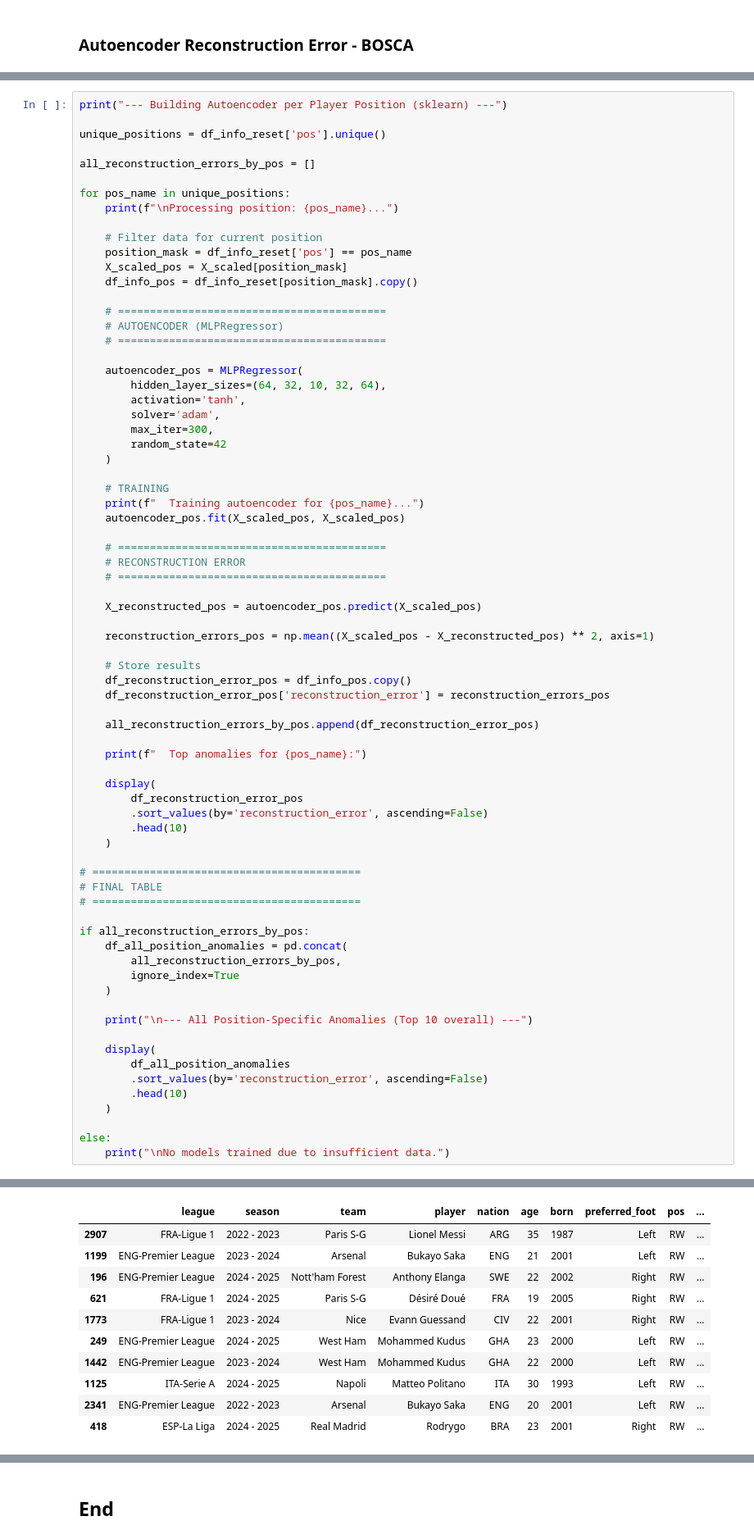
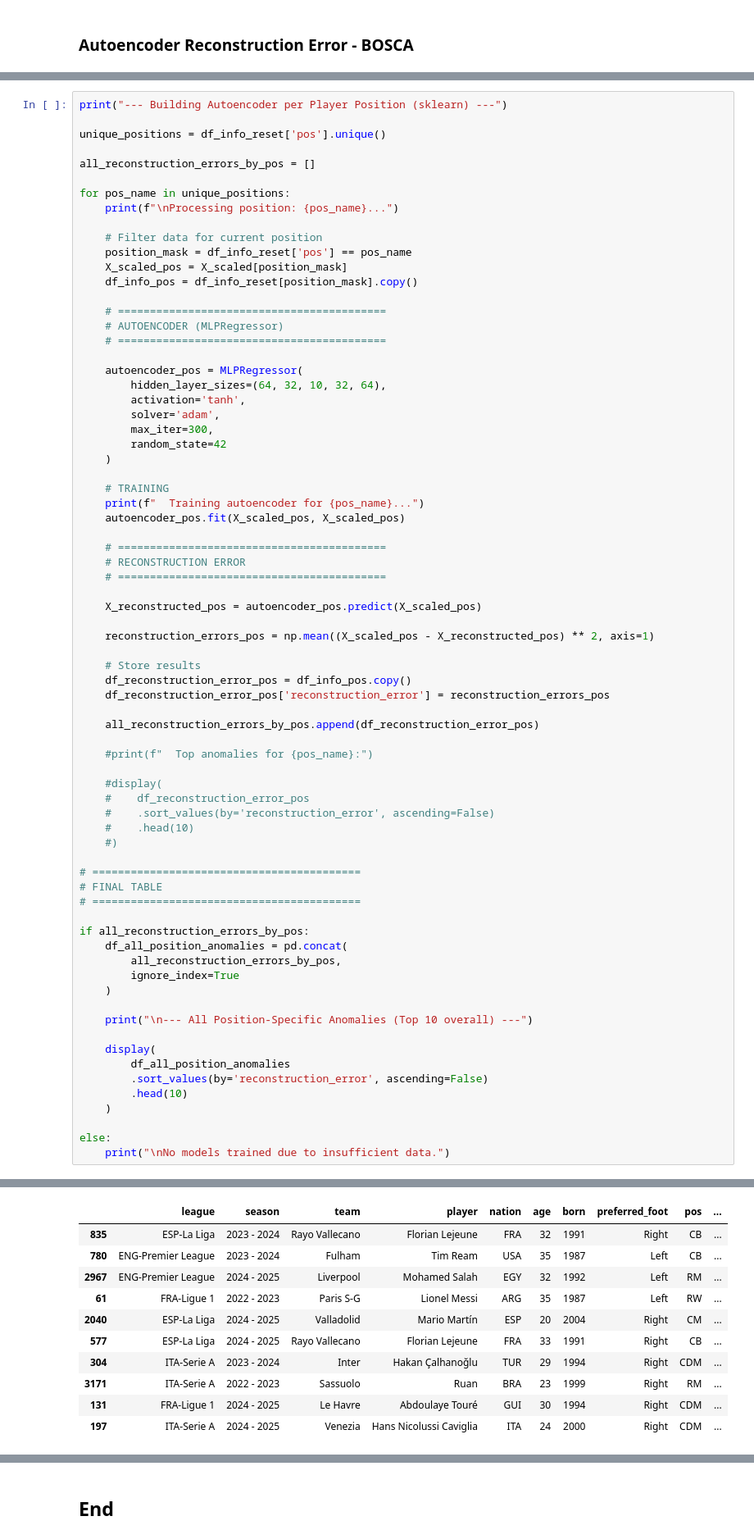
Before and after one commit to andreamurari/DataDriven_Soccer_Scouting, a Jupyter notebook: DataDriven_Soccer_Scouting.ipynb, the cells around one changed output, grey strips where cells are left out. Shown at 82% size. Drawn from its saved outputs; the diff is of its cells as text.

```diff
--- a/DataDriven_Soccer_Scouting.ipynb
+++ b/DataDriven_Soccer_Scouting.ipynb
@@ -1461,13 +1377,13 @@ for pos_name in unique_positions:
 
     all_reconstruction_errors_by_pos.append(df_reconstruction_error_pos)
 
-    print(f"  Top anomalies for {pos_name}:")
+    #print(f"  Top anomalies for {pos_name}:")
 
-    display(
-        df_reconstruction_error_pos
-        .sort_values(by='reconstruction_error', ascending=False)
-        .head(10)
-    )
+    #display(
+    #    df_reconstruction_error_pos
+    #    .sort_values(by='reconstruction_error', ascending=False)
+    #    .head(10)
+    #)
 
 # ==========================================
 # FINAL TABLE
@@ -1498,11 +1426,11 @@ Processing position: RW...
 |  | league | season | team | player | nation | age | born | preferred_foot | pos | ... |
-| 2907 | FRA-Ligue 1 | 2022 - 2023 | Paris S-G | Lionel Messi | ARG | 35 | 1987 | Left | RW | ... |
-| 1199 | ENG-Premier League | 2023 - 2024 | Arsenal | Bukayo Saka | ENG | 21 | 2001 | Left | RW | ... |
-| 196 | ENG-Premier League | 2024 - 2025 | Nott'ham Forest | Anthony Elanga | SWE | 22 | 2002 | Right | RW | ... |
-| 621 | FRA-Ligue 1 | 2024 - 2025 | Paris S-G | Désiré Doué | FRA | 19 | 2005 | Right | RW | ... |
-| 1773 | FRA-Ligue 1 | 2023 - 2024 | Nice | Evann Guessand | CIV | 22 | 2001 | Right | RW | ... |
-| 249 | ENG-Premier League | 2024 - 2025 | West Ham | Mohammed Kudus | GHA | 23 | 2000 | Left | RW | ... |
-| 1442 | ENG-Premier League | 2023 - 2024 | West Ham | Mohammed Kudus | GHA | 22 | 2000 | Left | RW | ... |
-| 1125 | ITA-Serie A | 2024 - 2025 | Napoli | Matteo Politano | ITA | 30 | 1993 | Left | RW | ... |
-| 2341 | ENG-Premier League | 2022 - 2023 | Arsenal | Bukayo Saka | ENG | 20 | 2001 | Left | RW | ... |
-| 418 | ESP-La Liga | 2024 - 2025 | Real Madrid | Rodrygo | BRA | 23 | 2001 | Right | RW | ... |
+| 835 | ESP-La Liga | 2023 - 2024 | Rayo Vallecano | Florian Lejeune | FRA | 32 | 1991 | Right | CB | ... |
+| 780 | ENG-Premier League | 2023 - 2024 | Fulham | Tim Ream | USA | 35 | 1987 | Left | CB | ... |
+| 2967 | ENG-Premier League | 2024 - 2025 | Liverpool | Mohamed Salah | EGY | 32 | 1992 | Left | RM | ... |
+| 61 | FRA-Ligue 1 | 2022 - 2023 | Paris S-G | Lionel Messi | ARG | 35 | 1987 | Left | RW | ... |
+| 2040 | ESP-La Liga | 2024 - 2025 | Valladolid | Mario Martín | ESP | 20 | 2004 | Right | CM | ... |
+| 577 | ESP-La Liga | 2024 - 2025 | Rayo Vallecano | Florian Lejeune | FRA | 33 | 1991 | Right | CB | ... |
+| 304 | ITA-Serie A | 2023 - 2024 | Inter | Hakan Çalhanoğlu | TUR | 29 | 1994 | Right | CDM | ... |
+| 3171 | ITA-Serie A | 2022 - 2023 | Sassuolo | Ruan | BRA | 23 | 1999 | Right | RM | ... |
+| 131 | FRA-Ligue 1 | 2024 - 2025 | Le Havre | Abdoulaye Touré | GUI | 30 | 1994 | Right | CDM | ... |
+| 197 | ITA-Serie A | 2024 - 2025 | Venezia | Hans Nicolussi Caviglia | ITA | 24 | 2000 | Right | CDM | ... |
```
Also changed, not shown: parts of 16 cells of this notebook.
